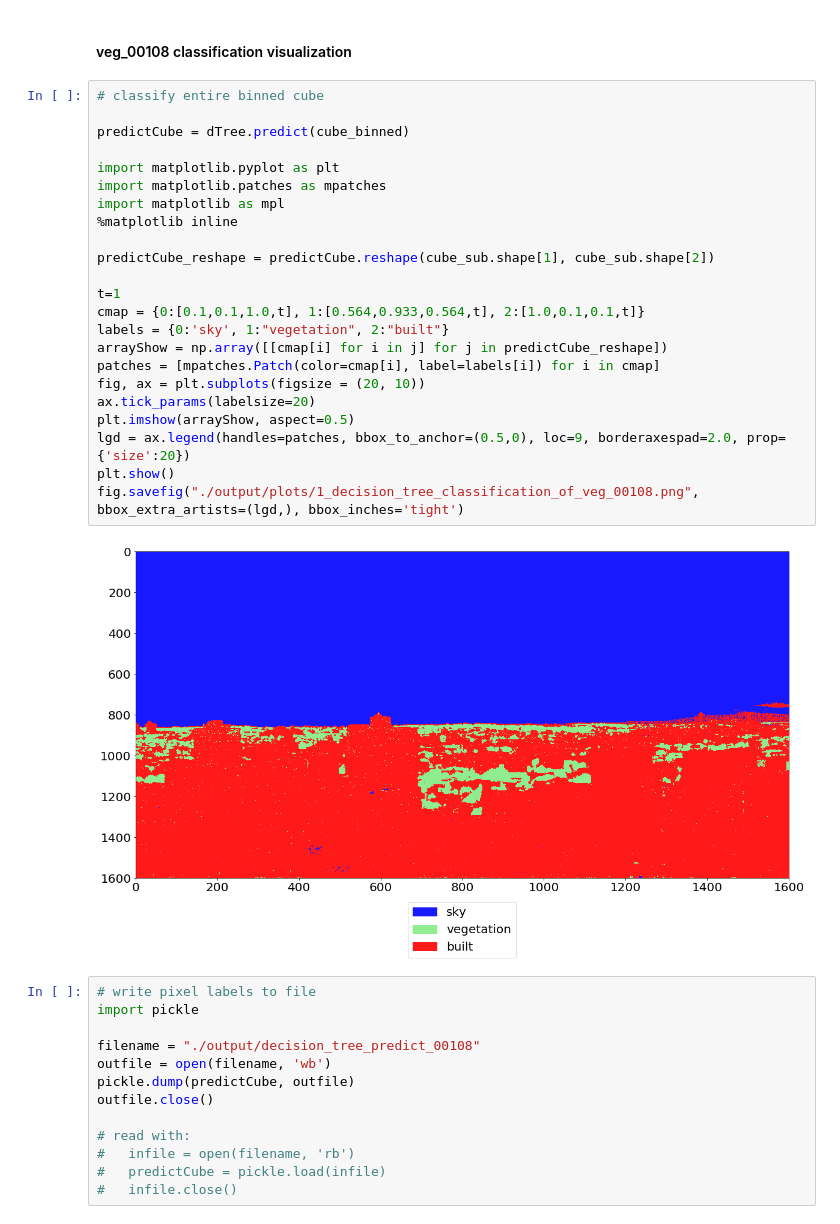
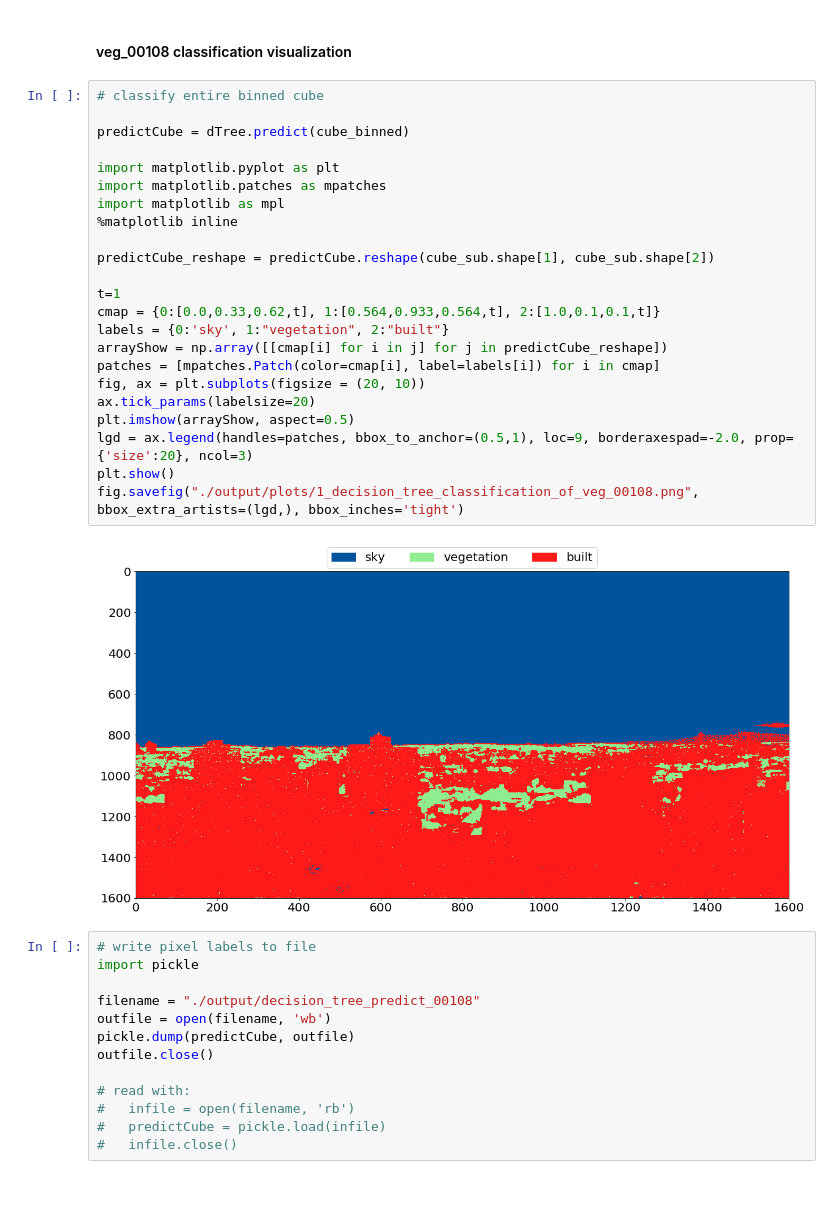
Before and after one commit to faridqamar/uo_vegetation, a Jupyter notebook: veg_pix_decision_tree.ipynb, the cells around one changed output. Cells and saved outputs as stored; diff of their text form; blank space fills up the shorter version.

```diff
--- a/veg_pix_decision_tree.ipynb
+++ b/veg_pix_decision_tree.ipynb
@@ -310,28 +310,28 @@ print(accuracy)
 # %%
 # classify entire binned cube
 
 predictCube = dTree.predict(cube_binned)
 
 import matplotlib.pyplot as plt
 import matplotlib.patches as mpatches
 import matplotlib as mpl
 %matplotlib inline
 
 predictCube_reshape = predictCube.reshape(cube_sub.shape[1], cube_sub.shape[2])
 
 t=1
-cmap = {0:[0.1,0.1,1.0,t], 1:[0.564,0.933,0.564,t], 2:[1.0,0.1,0.1,t]}
+cmap = {0:[0.0,0.33,0.62,t], 1:[0.564,0.933,0.564,t], 2:[1.0,0.1,0.1,t]}
 labels = {0:'sky', 1:"vegetation", 2:"built"}
 arrayShow = np.array([[cmap[i] for i in j] for j in predictCube_reshape])
 patches = [mpatches.Patch(color=cmap[i], label=labels[i]) for i in cmap]
 fig, ax = plt.subplots(figsize = (20, 10))
 ax.tick_params(labelsize=20)
 plt.imshow(arrayShow, aspect=0.5)
-lgd = ax.legend(handles=patches, bbox_to_anchor=(0.5,0), loc=9, borderaxespad=2.0, prop={'size':20})
+lgd = ax.legend(handles=patches, bbox_to_anchor=(0.5,1), loc=9, borderaxespad=-2.0, prop={'size':20}, ncol=3)
 plt.show()
 fig.savefig("./output/plots/1_decision_tree_classification_of_veg_00108.png", bbox_extra_artists=(lgd,), bbox_inches='tight')
 # %% [output]
-[figure, old version]
+[figure, new version]
 # %%
 # write pixel labels to file
 import pickle
```
Also changed, not shown: parts of 2 cells of this notebook, 4 other files.
